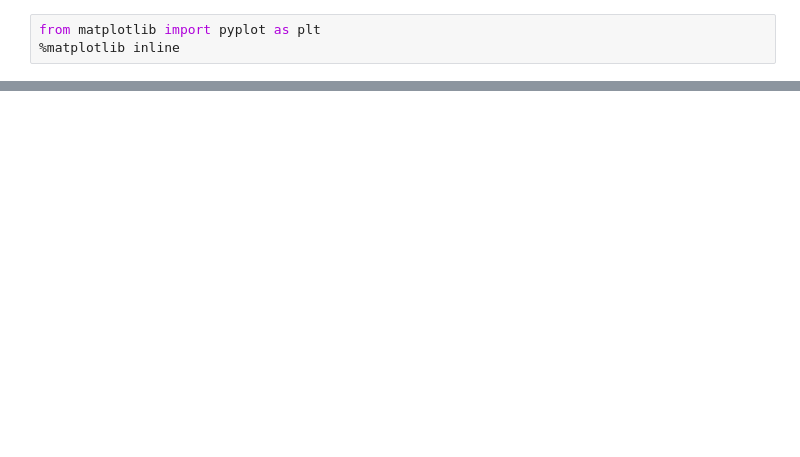
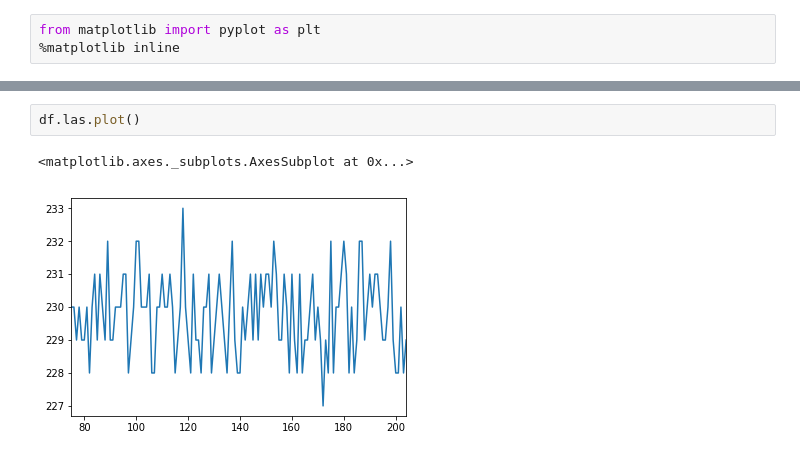
Before and after one commit to goatchurchprime/jupyter_micropython_developer_notebooks, a Jupyter notebook: projects/walking_pole_receive_mqtt.ipynb, the cells around one changed output, grey strips where cells are left out. Cells and saved outputs as stored; diff of their text form; blank space fills up the shorter version.

```diff
--- a/projects/walking_pole_receive_mqtt.ipynb
+++ b/projects/walking_pole_receive_mqtt.ipynb
@@ -61,2 +61,7 @@ df.tilty.plot()
+# %%
+df.las.plot()
+# %% [output]
+<matplotlib.axes._subplots.AxesSubplot at 0x...>
+[figure, added]
 # %%
 for i in range(len(df)):
```
Also changed, not shown: parts of 16 cells of this notebook, 2 other files.
